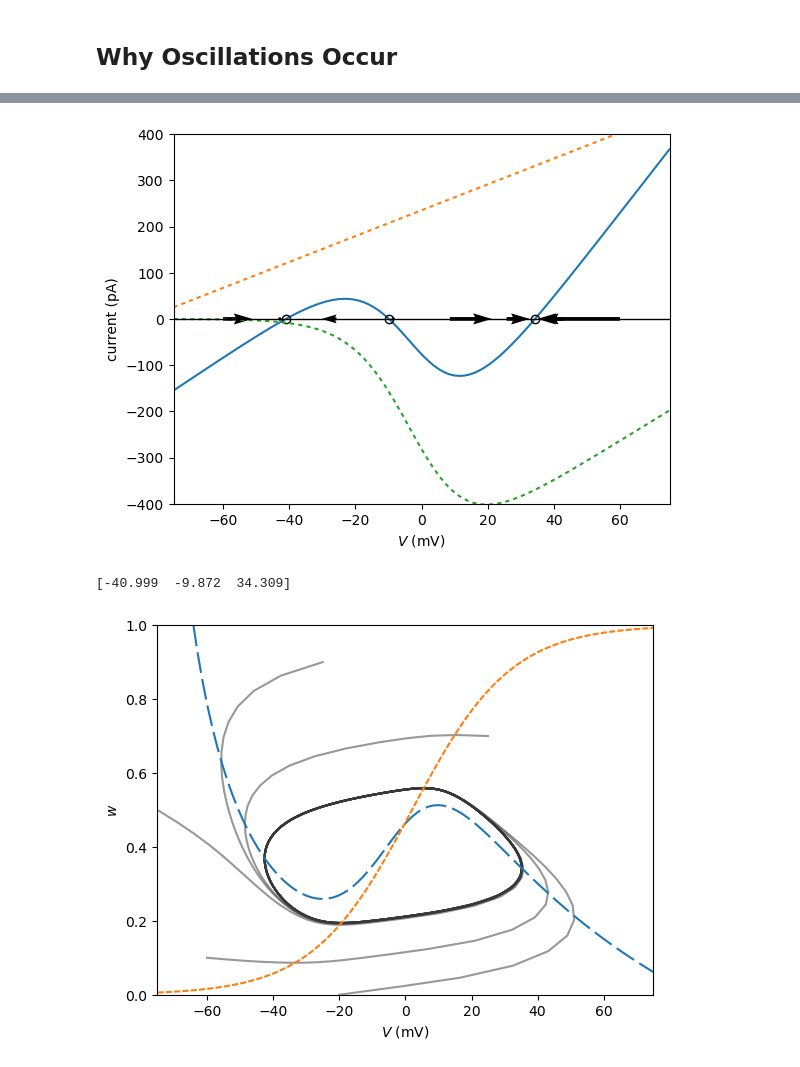
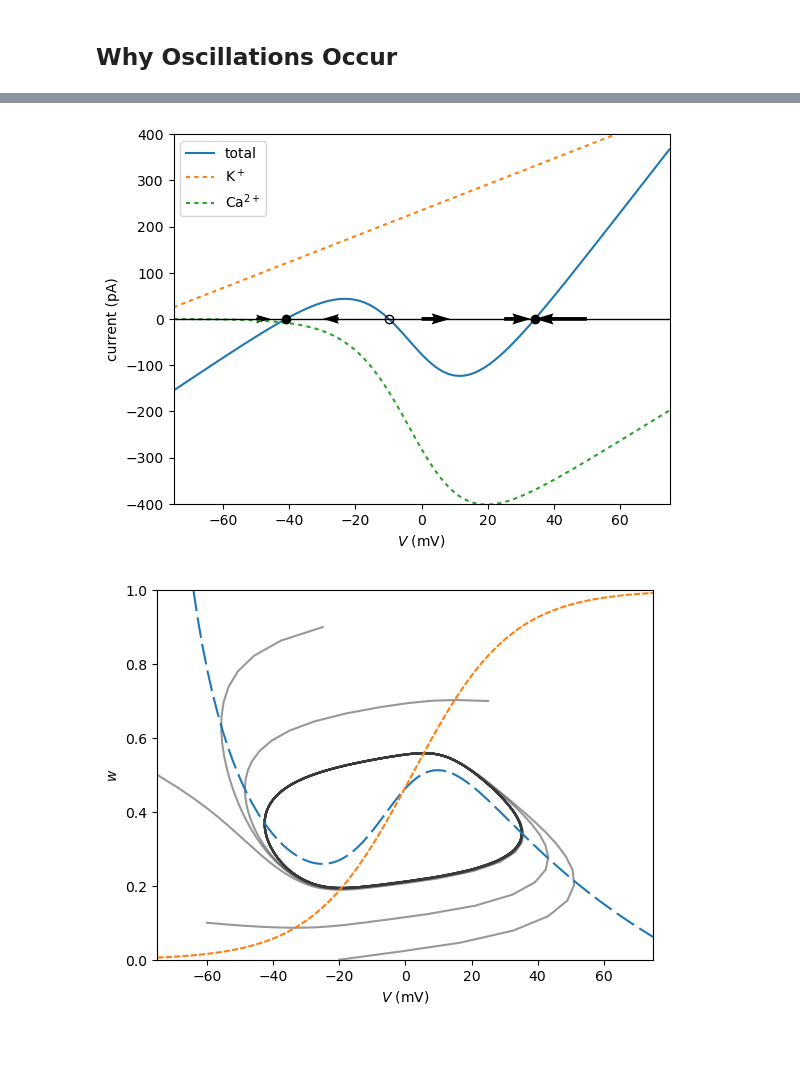
Before and after one commit to mornevwyk/Computational-Cell-Biology, a Jupyter notebook: Voltage Gated Ion Currents/2.4 Morris-Lecar Model.ipynb, the cells around one changed output, grey strips where cells are left out. Drawn from its saved outputs; the diff is of its cells as text; code cells hidden in the pictures.

```diff
--- a/Voltage Gated Ion Currents/2.4 Morris-Lecar Model.ipynb
+++ b/Voltage Gated Ion Currents/2.4 Morris-Lecar Model.ipynb
@@ -254,13 +254,14 @@ def morris_lecar_roots(Iapp):
         return [dVdt, dwdt]
 
     roots = optimize.root(morris_lecar_eqs, [0,0.5], args=(Iapp,))
-    return roots['x']
+    #print(roots)
+    return roots.x
 
 roots = []
 Iapp_list = [0,60,110,150,180,300]
 for i in range(len(Iapp_list)):
-    root = morris_lecar_roots(i)
-    roots.append([Iapp_list[i], round(root[0],3), round(root[1],3)])
+    root = morris_lecar_roots(Iapp_list[i])
+    roots.append([Iapp_list[i], root[0], root[1]])
 
 print(tabulate(roots, headers=['$I_app$',"$V$","$w$"], tablefmt="github"))
 # %% [output]
@@ -408,10 +411,3 @@ def morris_lecar_vec_1D(y, Iapp, w):
     dVdt = (ca_cur + k_cur + leak + Iapp)/cap
 
     return dVdt
-# %%
-v = v = np.linspace(-80,80,10)
-vec = []
-for volt in v:
-    vec.append(morris_lecar_vec_1D(volt, 150, 0.35))
-
-plt.quiver(v, 0, vec, 0)
@@ -421,53 +414,50 @@ plt.quiver(v, 0, vec, 0)
 # %%
-
-
+#calculate and plot the currents
 v = np.linspace(-75,75,100)
 tot_current = []
 k_current = []
 ca_current = []
 for volt in v:
     dat = morris_lecar_fast_currents(volt, 150, 0.35)
     tot_current.append(dat[0])
     k_current.append(dat[1])
     ca_current.append(dat[2])
 
+plt.plot(v,tot_current)
+plt.plot(v,k_current, linestyle=(0,(2,2)))
+plt.plot(v,ca_current, linestyle=(0,(2,2)))
+
+#caluculate and plot the fixed points (roots). Eigenvalues determine open or closed  marker, based on stability.
 roots = []
 for volt in v:
     r = optimize.root(morris_lecar_fast_current_total, volt, args=(150, 0.35))
     roots.append(round(r.x[0],3))
-
 roots = np.unique(roots)
 
-v_vec = np.linspace(-60,60,8)
+for i in range(len(roots)):
+    reals = [sympy.re(x) for x in list(morris_lecar_eig(roots[i],0.35).keys())]
+    if (reals[0] > 0):
+        plt.plot(roots[i],[0],'o', color=[0,0,0], mfc='none')
+    if (reals[0] < 0):
+        plt.plot(roots[i],[0],'o', color=[0,0,0])
+
+#Calculate and plot trajectories around the fixed points
+v_vec = np.linspace(-50,50,5)
 vec = []
 for volt in v_vec:
     vec.append(morris_lecar_vec_1D(volt, 150, 0.35))
 
 plt.quiver(v_vec, 0, vec, 0)
 
-plt.plot(v,tot_current)
-plt.plot(roots,[0]*len(roots),'o', color=[0,0,0], mfc='none')
-plt.plot(v,k_current, linestyle=(0,(2,2)))
-plt.plot(v,ca_current, linestyle=(0,(2,2)))
 plt.xlim(-75,75)
 plt.ylim(-400,400)
 plt.axhline(0, color='black', linewidth=1)
 plt.xlabel('$V$ (mV)')
 plt.ylabel('current (pA)')
+plt.legend(['total','K${}^+$', 'Ca${}^{2+}$'])
 plt.show()
 # %% [output]
-[figure, old version]
+[figure, new version]
-# %%
-v = np.linspace(-75,75,100)
-roots = []
-for volt in v:
-    r = optimize.root(morris_lecar_fast_current, volt, args=(150, 0.35))
-    roots.append(round(r.x[0],3))
-
-roots = np.unique(roots)
-print(roots)
-# %% [output]
-[-40.999  -9.872  34.309]
 # %%
 #Extra
 #alternate method to nullclines
```
Also changed, not shown: parts of 3 cells of this notebook.
